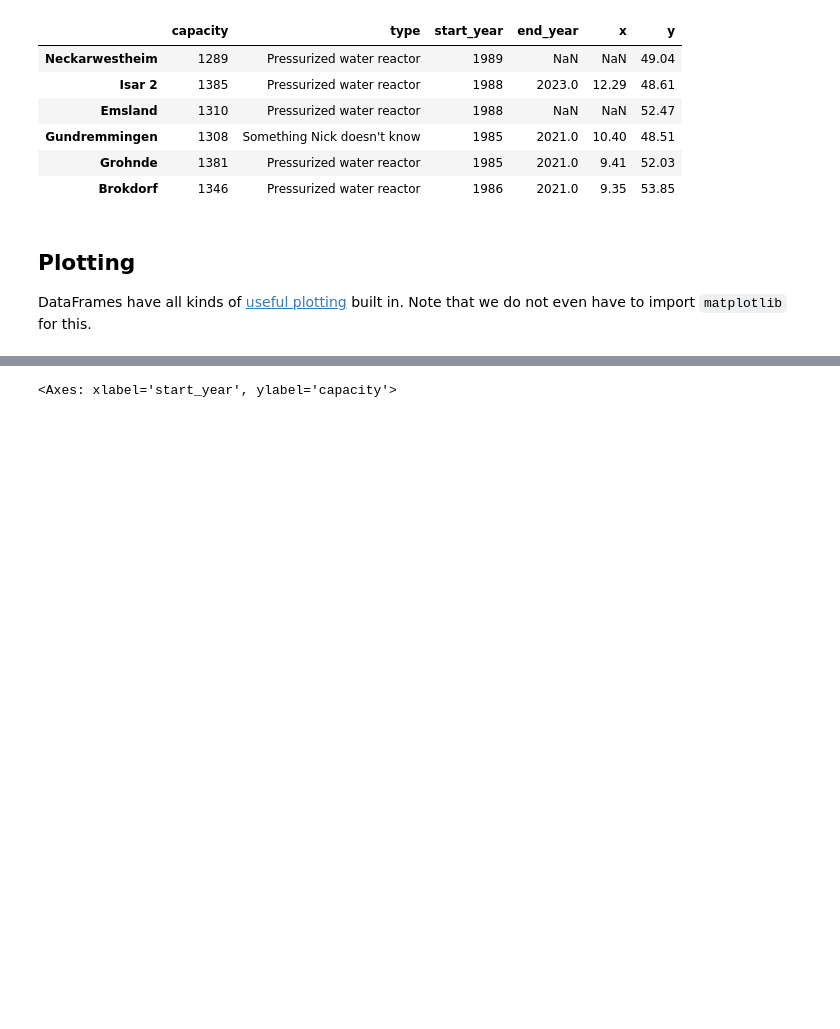
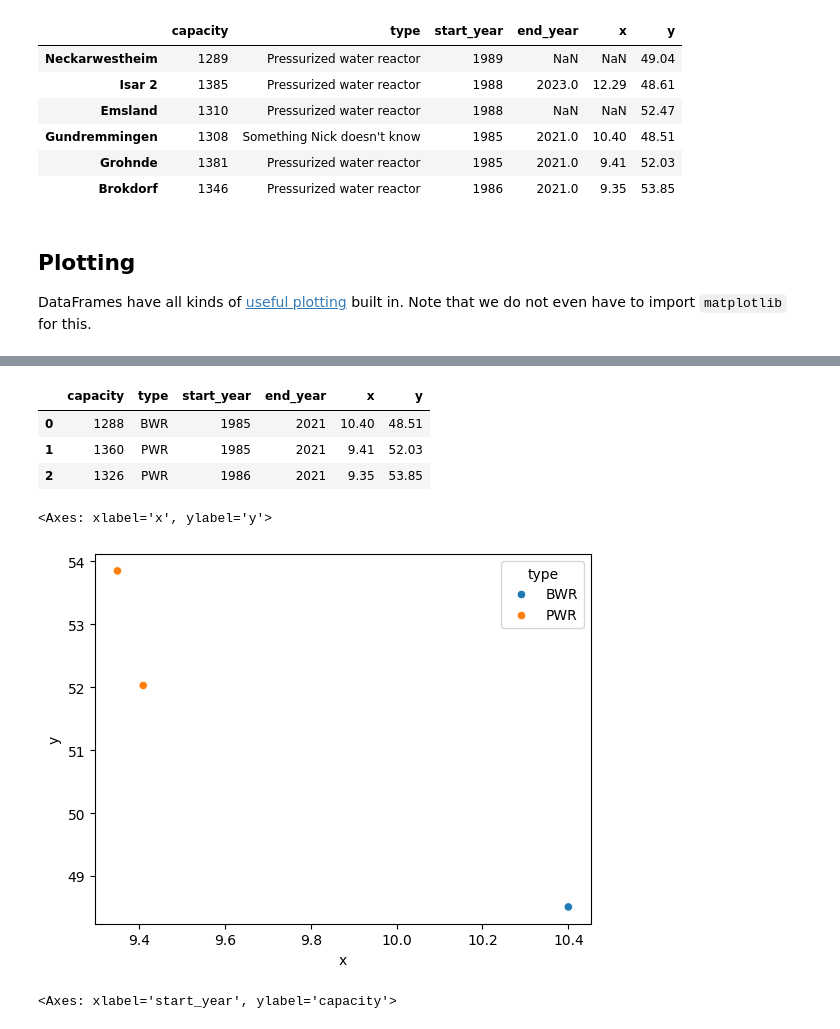
Before and after one commit to nicholas-abad/data-science-for-esm-private, a Jupyter notebook: data-science-for-esm/03-workshop-pandas.ipynb, the cells around one changed output, grey strips where cells are left out. Drawn from its saved outputs; the diff is of its cells as text; code cells hidden in the pictures; blank space fills up the shorter version.

```diff
--- a/data-science-for-esm/03-workshop-pandas.ipynb
+++ b/data-science-for-esm/03-workshop-pandas.ipynb
@@ -900,3 +981,23 @@ DataFrames have all kinds of [useful plotting](https://pandas.pydata.org/pandas-
+# %%
+data = pd.DataFrame(data)
+data
+# %% [output]
+|  | capacity | type | start_year | end_year | x | y |
+| 0 | 1288 | BWR | 1985 | 2021 | 10.40 | 48.51 |
+| 1 | 1360 | PWR | 1985 | 2021 | 9.41 | 52.03 |
+| 2 | 1326 | PWR | 1986 | 2021 | 9.35 | 53.85 |
+# %%
+import seaborn as sns
+
+sns.scatterplot(
+    data = data,
+    x = "x",
+    y = "y",
+    hue = "type"
+)
+# %% [output]
+<Axes: xlabel='x', ylabel='y'>
+[figure, added]
 # %%
 df.plot(kind="scatter", x="start_year", y="capacity")
 # %% [output]
```
Also changed, not shown: parts of 61 cells of this notebook.
